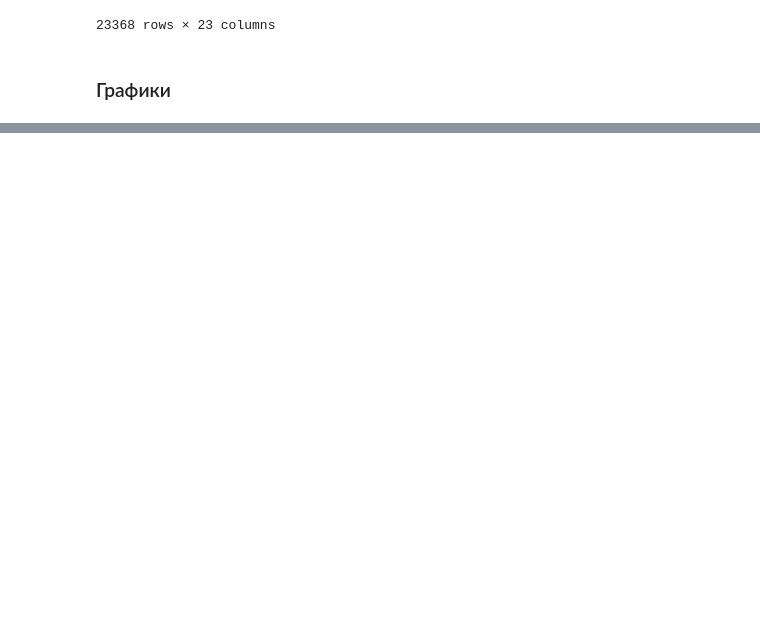
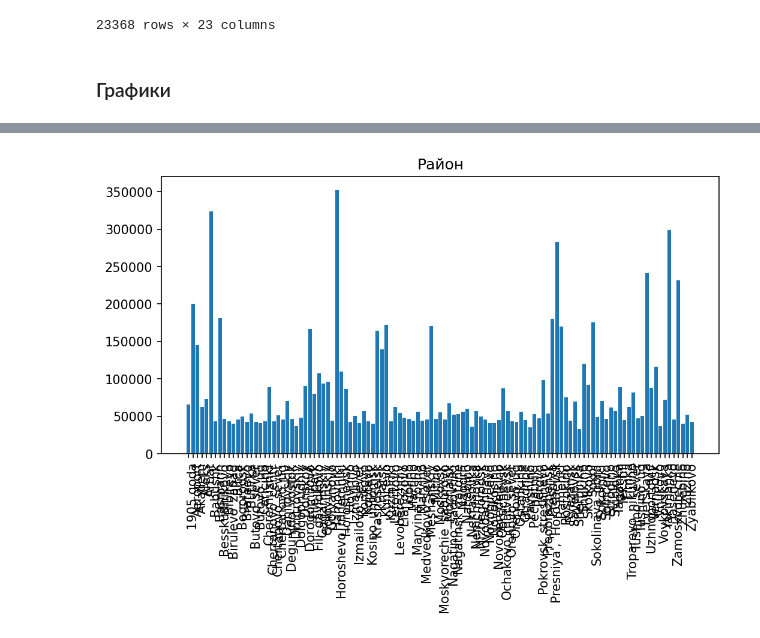
Before and after one commit to SavrOverSide/zadanie_zhilie, a Jupyter notebook: preprocessing.ipynb, the cells around one changed output, grey strips where cells are left out. Saved outputs shown, nothing was run; the diff lists cells and outputs as text; code cells hidden in the pictures; blank space fills up the shorter version.

```diff
--- a/preprocessing.ipynb
+++ b/preprocessing.ipynb
@@ -456,0 +1418,19 @@ sns.scatterplot(data=df, x='Площадь кв, м2', y='Основная ст
+# %%
+# Корявая реализация list comprehension
+df['Район'] = [str([key for key, val in my_dict.items() if row in val]) if row == row else None for row in df['Метро']]
+df['Район'] = [i[2:-2] for i in df['Район'] ]
+# %%
+# Некрасивое cоотношение Район \ средняя цена
+plt.figure(figsize=(8, 4))
+
+n_bars = np.arange(len(df['Район'].unique()))
+
+grouped = pd.DataFrame(df.groupby(['Район'])['Основная стоимость'].mean().round())
+
+plt.title('Район')
+plt.bar(n_bars, grouped['Основная стоимость'])
+plt.xticks(n_bars, grouped.index);
+plt.xticks(rotation=90)
+plt.show()
+# %% [output]
+[figure, added]
```
Also changed, not shown: parts of 28 cells of this notebook, 2 other files.
